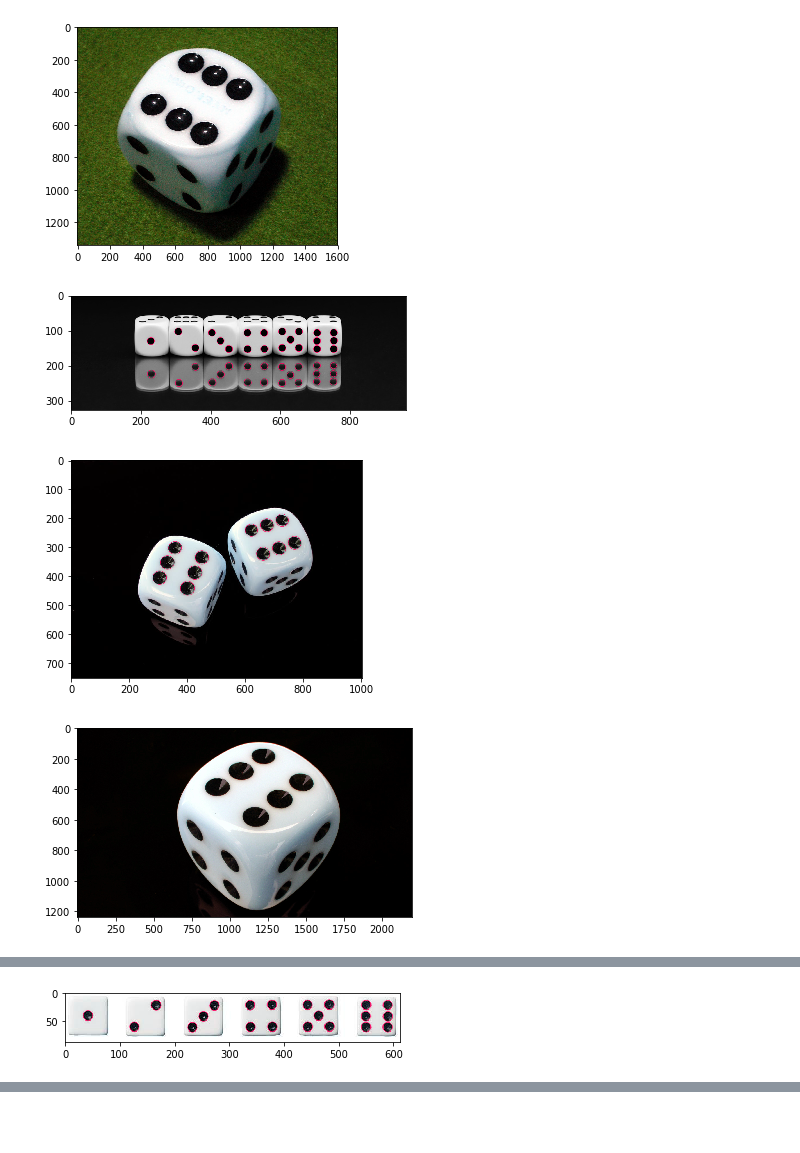
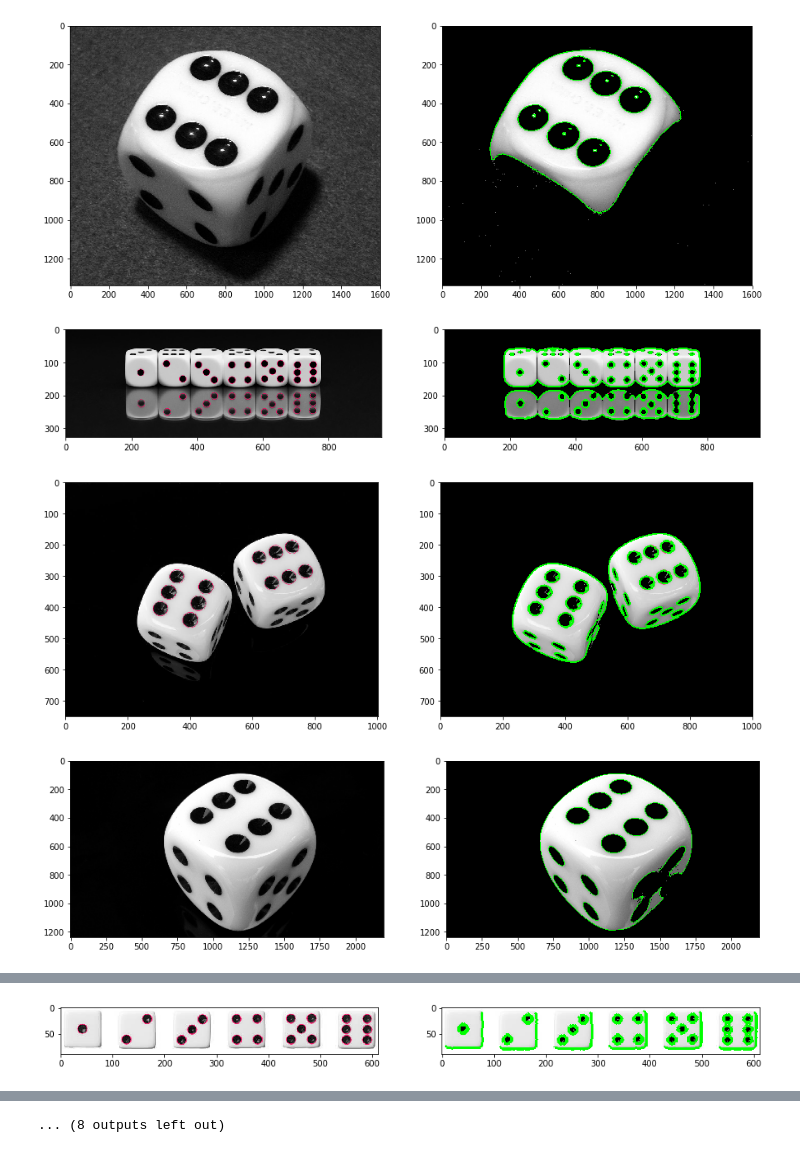
Before and after one commit to m-kempa/KCK-Projekt, a Jupyter notebook: Kostki.ipynb, the cells around one changed output, grey strips where cells are left out. Saved outputs shown, nothing was run; the diff lists cells and outputs as text; code cells hidden in the pictures; blank space fills up the shorter version.

Commit message:
[F] Draft - contours added to the picture

```diff
--- a/Kostki.ipynb
+++ b/Kostki.ipynb
@@ -14,32 +19,46 @@ IPython.OutputArea.prototype._should_scroll = function(lines) {
 # %%
 import cv2
 import numpy as np
 import matplotlib.pyplot as plt
 
-MAX = 13
+MAX = 20
+
+fig_size = plt.rcParams["figure.figsize"]
+fig_size = [15, 6]
+plt.rcParams["figure.figsize"] = fig_size
 
 params = cv2.SimpleBlobDetector_Params()
 params.filterByArea = True
 params.filterByCircularity = True
 params.filterByInertia = True
 params.minThreshold = 10
 params.maxThreshold = 200
 params.minArea = 100
 params.minCircularity = 0.3
 params.minInertiaRatio = 0.5
 
 detector = cv2.SimpleBlobDetector_create(params)
 
-for i in range(MAX):
-    img = cv2.imread(create_path(i))
+for i in range(0, MAX):
+    img = cv2.imread(create_path(i), 0)
+
+    ret, img_with_threshold = cv2.threshold(img, 100, 255, cv2.THRESH_TOZERO | cv2.THRESH_BINARY);
+    keypoints2 = detector.detect(img_with_threshold)
+    img_with_keypoints2 = cv2.drawKeypoints(img_with_threshold, keypoints2, np.array([]), (255, 10, 100), cv2.DRAW_MATCHES_FLAGS_DRAW_RICH_KEYPOINTS)
+    img_with_medianBlur = cv2.medianBlur(img_with_keypoints2, 3)
+    img_with_Canny = cv2.Canny(img_with_medianBlur, 100, 200, 3)
+    img_with_countours, contours, hierarchy = cv2.findContours(img_with_Canny,cv2.RETR_TREE,cv2.CHAIN_APPROX_SIMPLE)
+    cv2.drawContours(img_with_keypoints2, contours, -1, (0,255,0), 3)
 
     keypoints = detector.detect(img)
     img_with_keypoints = cv2.drawKeypoints(img, keypoints, np.array([]), (255, 10, 100), cv2.DRAW_MATCHES_FLAGS_DRAW_RICH_KEYPOINTS)
-
-    plt.imshow(img_with_keypoints)
+    plt.subplot(1, 2, 1)
+    plt.imshow(img_with_keypoints, 'gray')
+    plt.subplot(1, 2, 2)
+    plt.imshow(img_with_keypoints2, 'gray')
     plt.show()
 # %% [output]
-[figure, old version]
+[figure, new version]
-[figure, old version]
+[figure, new version]
-[figure, old version]
+[figure, new version]
-[figure, old version]
+[figure, new version]
@@ -50 +69 @@ for i in range(MAX):
-[figure, old version]
+[figure, new version]
@@ -54,0 +73 @@ for i in range(MAX):
+... (8 outputs left out)
```
Also changed, not shown: parts of 2 cells of this notebook.
